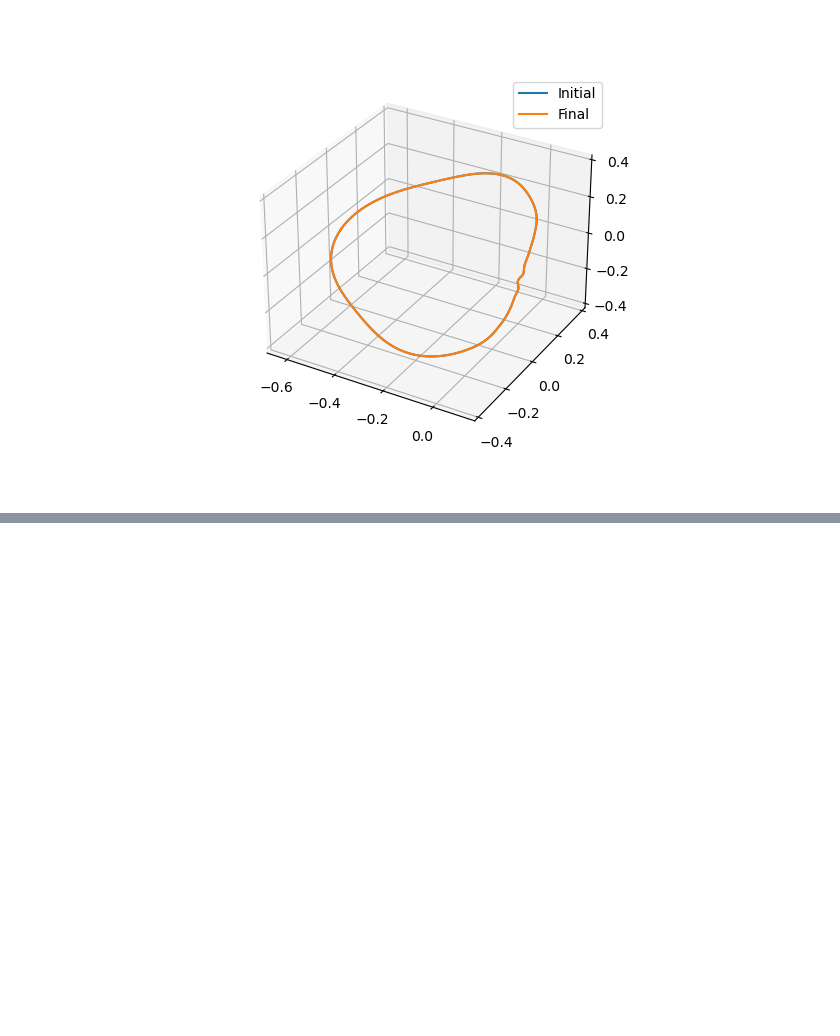
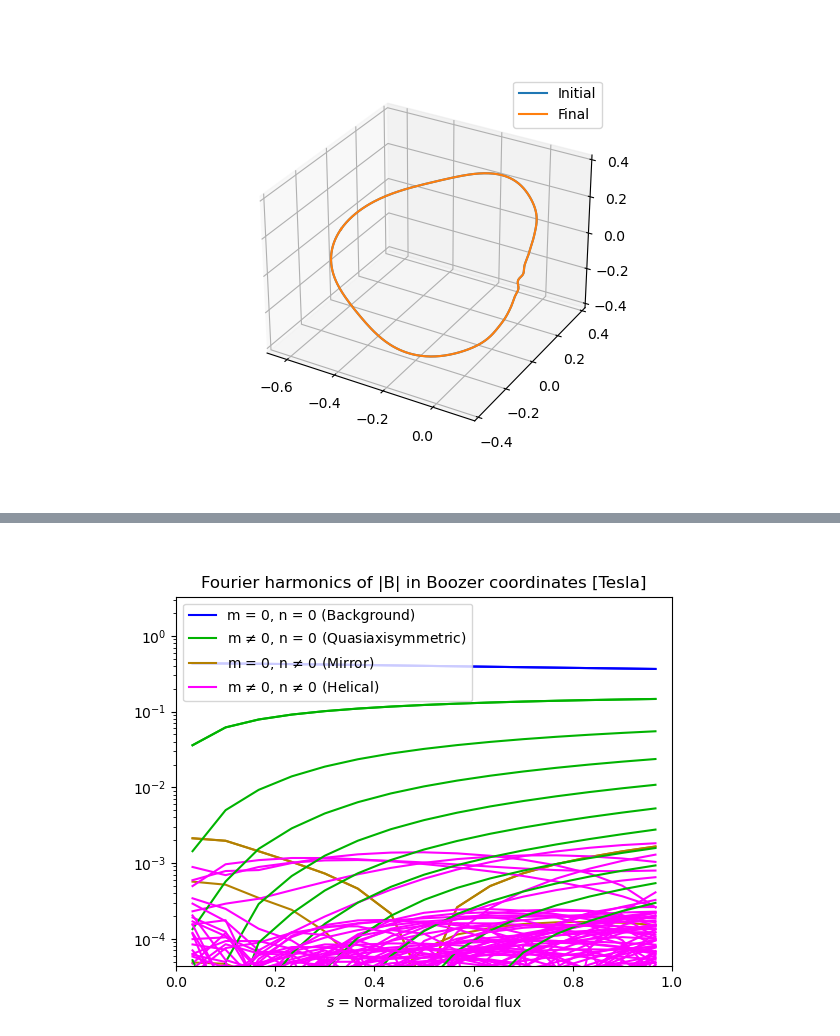
Before and after one commit to abaillod/csx_combined_optimization, a Jupyter notebook: plot_combined_approach_results.ipynb, the cells around one changed output, grey strips where cells are left out. Drawn from its saved outputs; the diff is of its cells as text; code cells hidden in the pictures; blank space fills up the shorter version.

```diff
--- a/plot_combined_approach_results.ipynb
+++ b/plot_combined_approach_results.ipynb
@@ -263,0 +307,8 @@ plt.savefig(os.path.join(figure_path, 'coil_targets.png'))
+# %%
+import booz_xform as bx
+import matplotlib.pyplot as plt
+import numpy as np
+from simsopt.mhd.vmec import Vmec
+
+b = bx.Booz_xform()
+b.read_boozmn(os.path.join('runs', dirname, 'boozmn.nc'))
@@ -263,0 +333,7 @@ plt.savefig(os.path.join(figure_path, 'coil_targets.png'))
+# %%
+plt.figure()
+bx.symplot(b,max_m=10,max_n=10)
+plt.savefig(os.path.join(figure_path, 'asym_modes.png'))
+plt.show()
+# %% [output]
+[figure, added]
```
Also changed, not shown: parts of 20 cells of this notebook, 5 other files.
